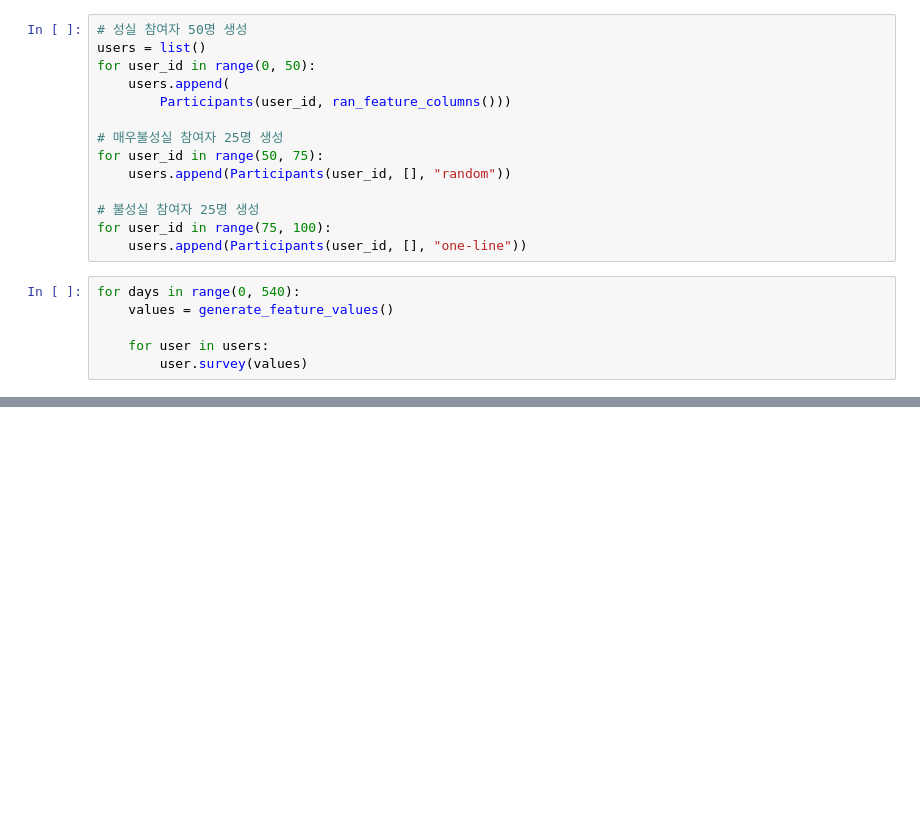
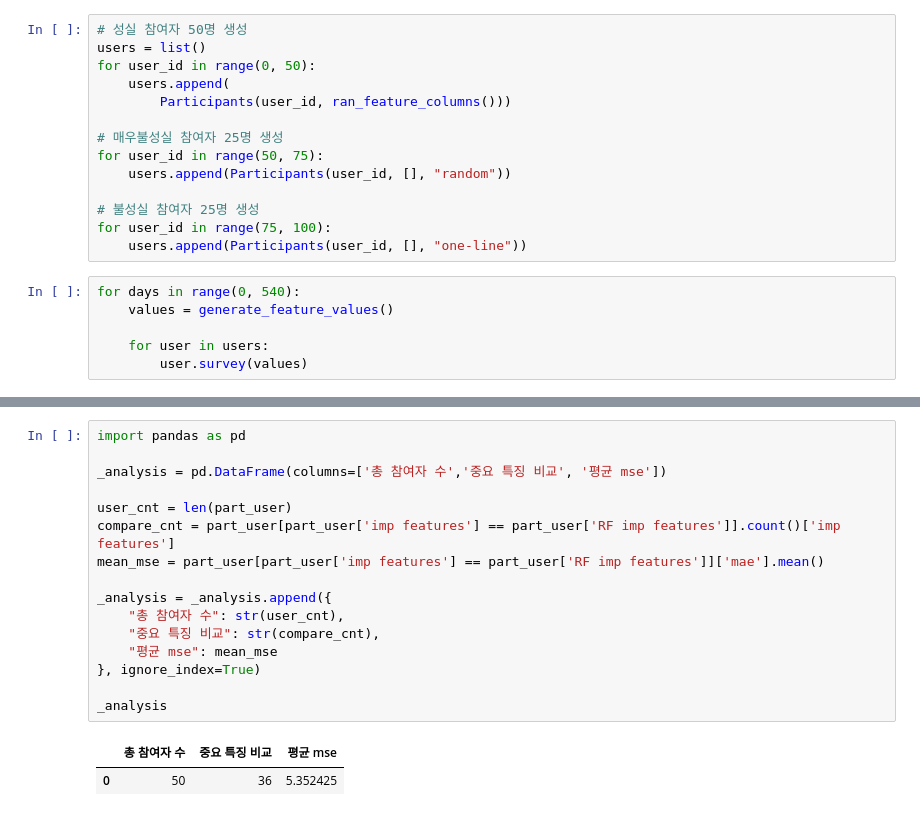
Before and after one commit to formegusto/survey-filtering-system, a Jupyter notebook: example.ipynb, the cells around one changed output, grey strips where cells are left out. Cells and saved outputs as stored; diff of their text form; blank space fills up the shorter version.

```diff
--- a/example.ipynb
+++ b/example.ipynb
@@ -28,0 +124,19 @@ for days in range(0, 540):
+# %%
+import pandas as pd
+
+_analysis = pd.DataFrame(columns=['총 참여자 수','중요 특징 비교', '평균 mse'])
+
+user_cnt = len(part_user)
+compare_cnt = part_user[part_user['imp features'] == part_user['RF imp features']].count()['imp features']
+mean_mse = part_user[part_user['imp features'] == part_user['RF imp features']]['mae'].mean()
+
+_analysis = _analysis.append({
+    "총 참여자 수": str(user_cnt),
+    "중요 특징 비교": str(compare_cnt),
+    "평균 mse": mean_mse
+}, ignore_index=True)
+
+_analysis
+# %% [output]
+|  | 총 참여자 수 | 중요 특징 비교 | 평균 mse |
+| 0 | 50 | 36 | 5.352425 |
```
Also changed, not shown: parts of 7 cells of this notebook, 7 other files.
